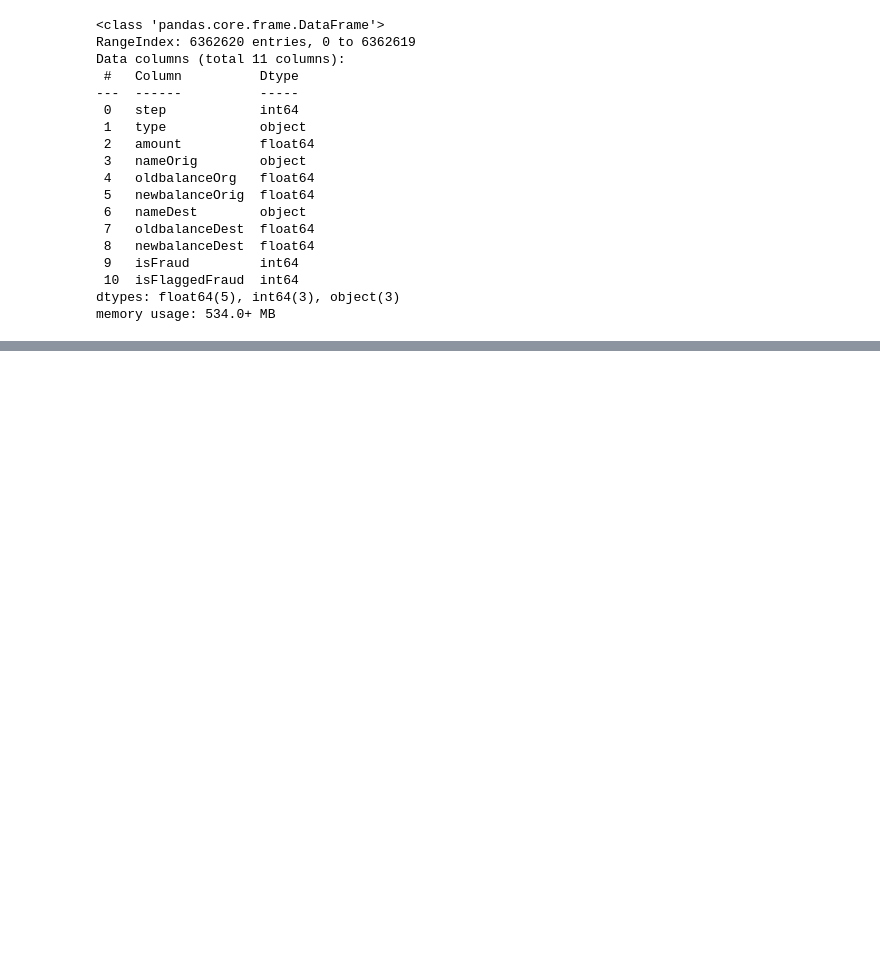
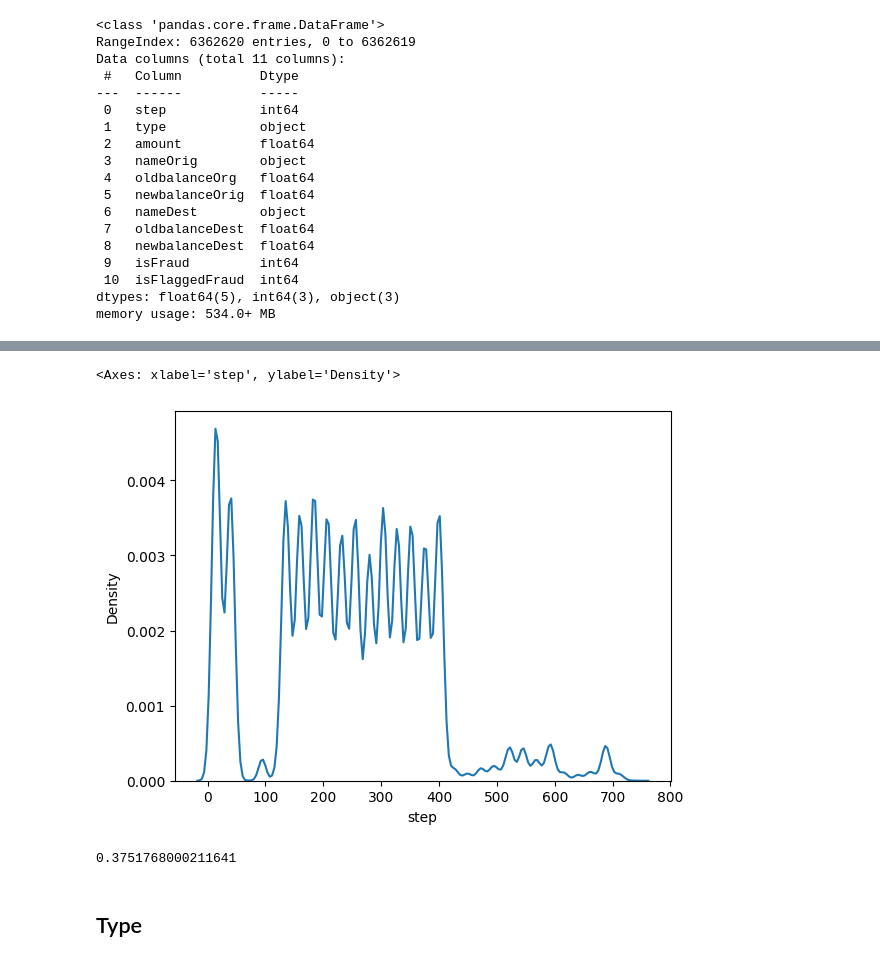
Before and after one commit to vitthalbulbule/FraudTransactionDetection, a Jupyter notebook: fraud.ipynb, the cells around one changed output, grey strips where cells are left out. Cells and saved outputs as stored; diff of their text form; code cells hidden in the pictures; blank space fills up the shorter version.

```diff
--- a/fraud.ipynb
+++ b/fraud.ipynb
@@ -94,0 +133,15 @@ sns.kdeplot(df.corr(numeric_only=True))
+# %%
+sns.kdeplot(df['step'])
+# %% [output]
+<Axes: xlabel='step', ylabel='Density'>
+[figure, added]
+# %%
+from scipy.stats import skew
+
+print(skew(df['step']))
+
+# Data is right skewed. We can use log transformation to make it normal distribution.
+# %% [output]
+0.3751768000211641
+# %% [markdown]
+## Type
```
Also changed, not shown: parts of 9 cells of this notebook.
